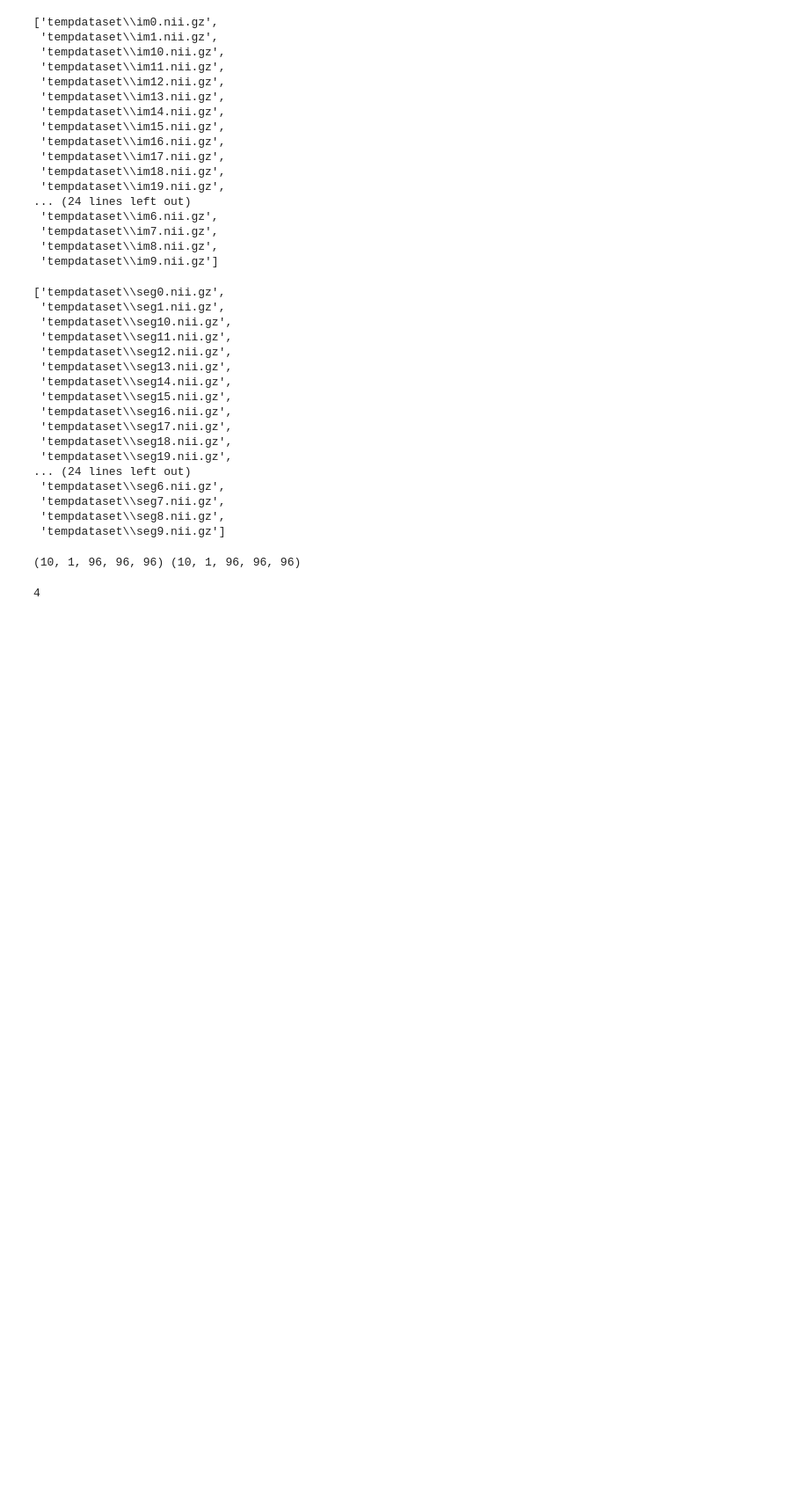
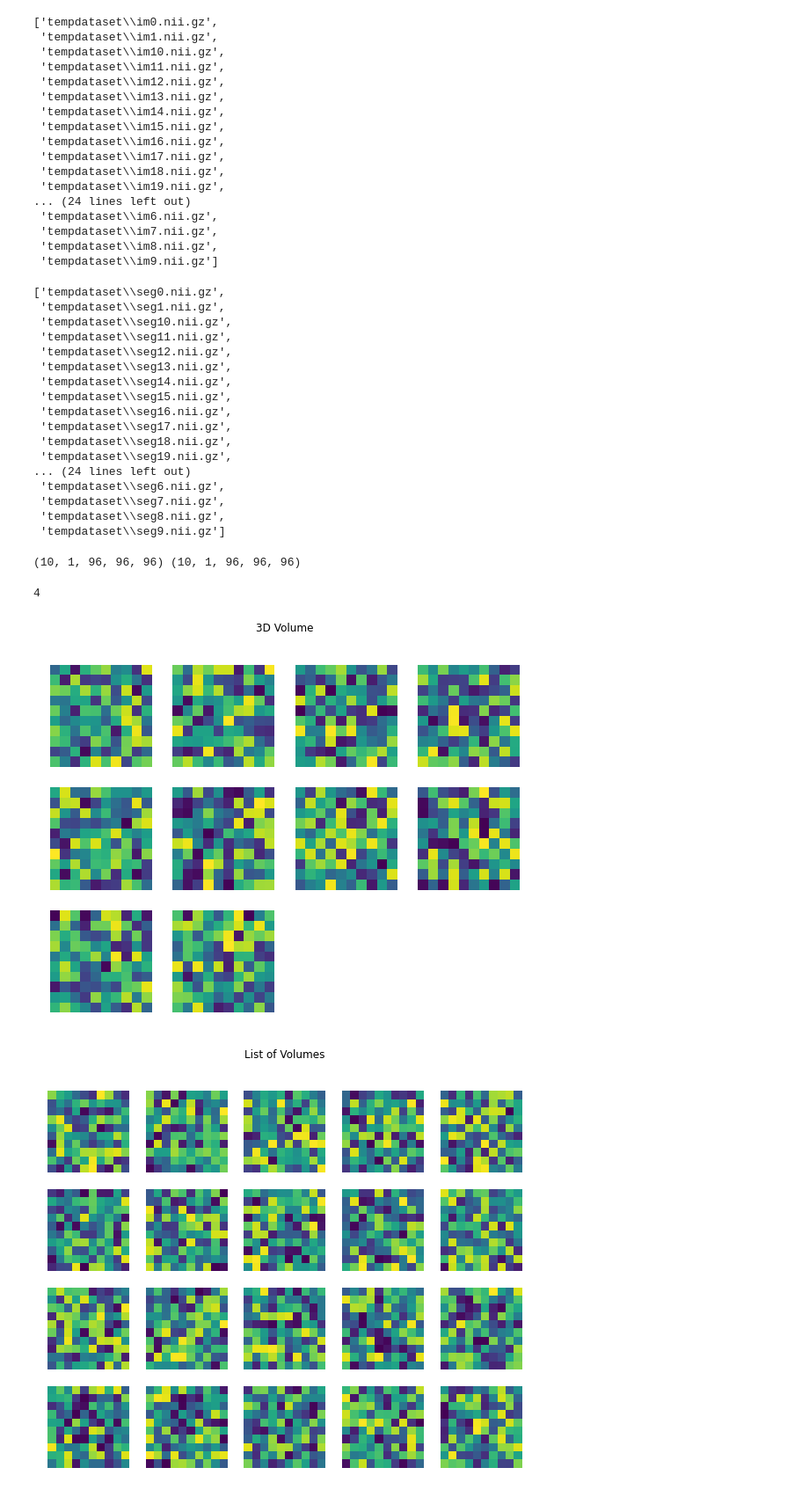
Before and after one commit to aichifandefan/Mdeical-Segmentation-Tutorials, a Jupyter notebook: 3D Multi-organ Segmentation with UNETR (BTCV Challenge).ipynb, the cells around one changed output. Shown: that part at 88% size. Saved outputs shown, nothing was run; the diff lists cells and outputs as text; code cells hidden in the pictures; blank space fills up the shorter version.

```diff
--- a/3D Multi-organ Segmentation with UNETR (BTCV Challenge).ipynb
+++ b/3D Multi-organ Segmentation with UNETR (BTCV Challenge).ipynb
@@ -213,3 +213,20 @@ print(im.shape, seg.shape)
 len(check_loader)
 # %% [output]
 4
+# %%
+import numpy as np
+import matplotlib.pyplot as plt
+from monai.visualize import matshow3d
+# create a figure of a 3D volume
+volume = np.random.rand(10, 10, 10)
+fig = plt.figure()
+matshow3d(volume, fig=fig, title="3D Volume")
+plt.show()
+# create a figure of a list of channel-first 3D volumes
+volumes = [np.random.rand(1, 10, 10, 10), np.random.rand(1, 10, 10, 10)]
+fig = plt.figure()
+matshow3d(volumes, fig=fig, title="List of Volumes")
+plt.show()
+# %% [output]
+[figure, added]
+[figure, added]
```
Also changed, not shown: parts of 1 cell of this notebook.
